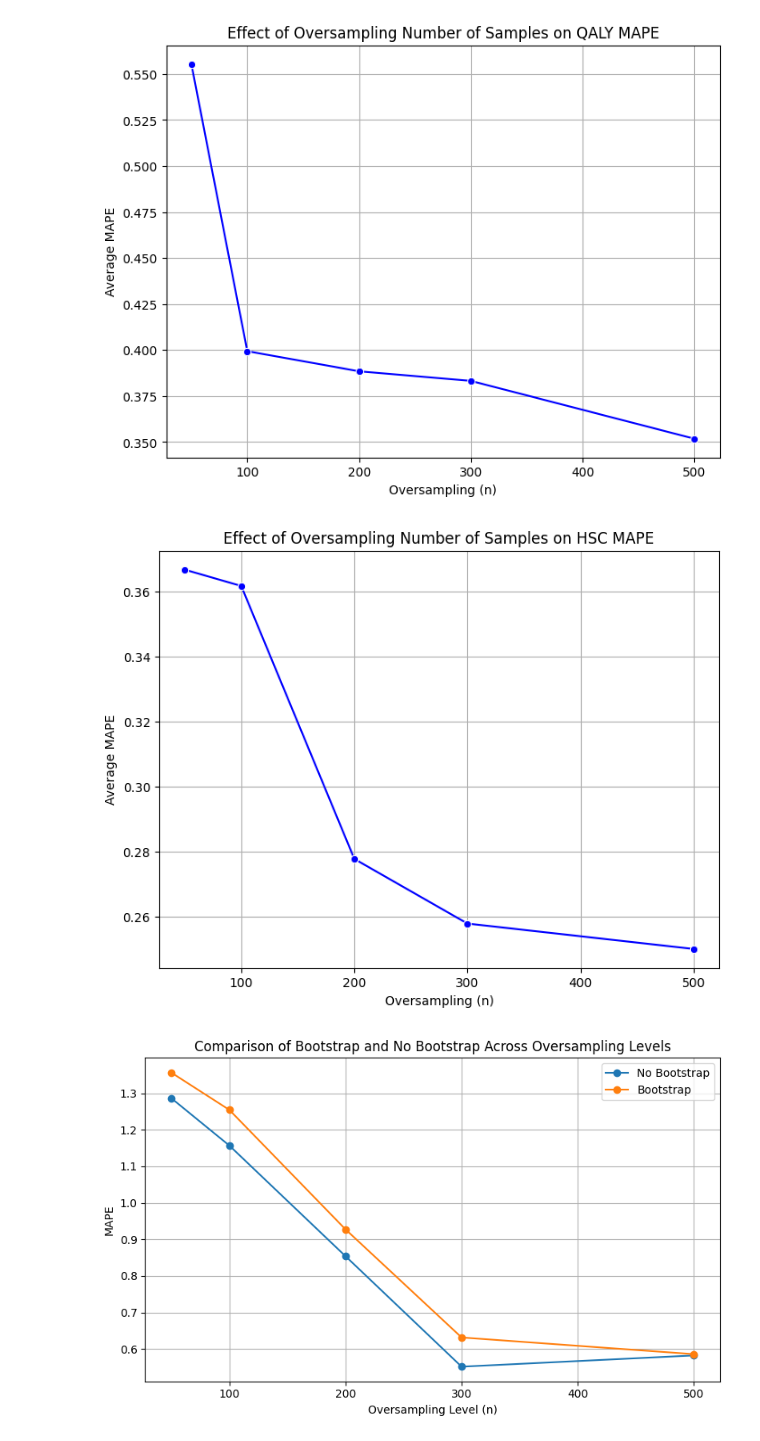
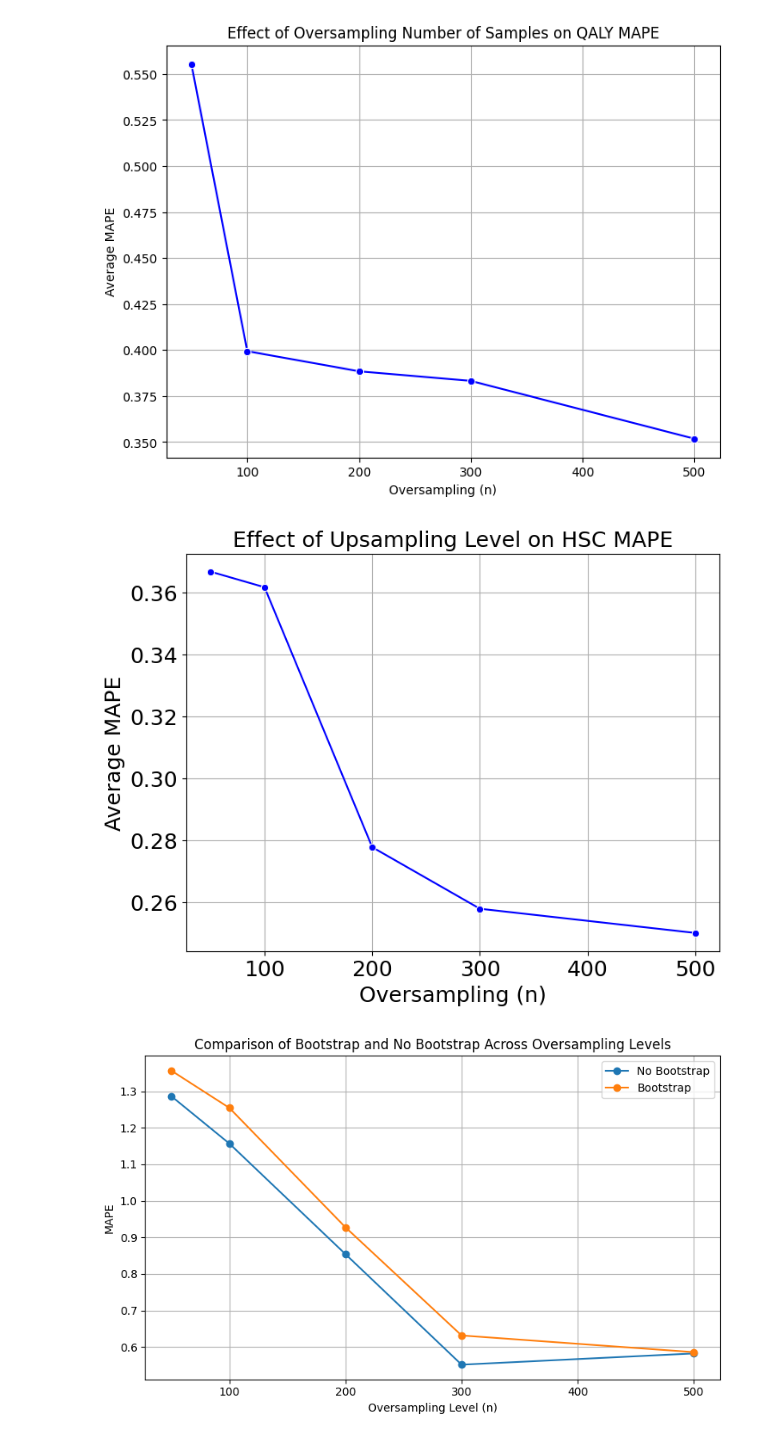
Before and after one commit to u7338876/vapingeffect, a Jupyter notebook: ModelPerformance.ipynb, the cells around one changed output. Drawn from its saved outputs; the diff is of its cells as text; code cells hidden in the pictures.

```diff
--- a/ModelPerformance.ipynb
+++ b/ModelPerformance.ipynb
@@ -152,19 +183,22 @@ plt.show()
 # %% [output]
 [figure]
 # %%
+
 hsc_over_n = pd.read_excel('./Datasets/compiled.xlsx', sheet_name="HSC_Over_n")
 # Plot line graph
 plt.figure(figsize=(8, 6))
 sns.lineplot(x=hsc_over_n["n"], y=hsc_over_n["Avg_MAPE"], marker="o", linestyle="-", color="b")
 
-plt.xlabel("Oversampling (n)")
-plt.ylabel("Average MAPE")
-plt.title("Effect of Oversampling Number of Samples on HSC MAPE")
+plt.xlabel("Oversampling (n)", fontsize=18)
+plt.ylabel("Average MAPE", fontsize=18)
+plt.title("Effect of Upsampling Level on HSC MAPE", fontsize=18)
+plt.xticks(fontsize=18)
+plt.yticks(fontsize=18)
 plt.grid(True)
 
 plt.show()
 # %% [output]
-[figure, old version]
+[figure, new version]
 # %%
 qaly_boot_avg = pd.read_excel('./Datasets/compiled.xlsx', sheet_name="QALY_Bootstrap_Avg")
 # Plotting the line graph
```
Also changed, not shown: parts of 1 cell of this notebook, 8 other files.
